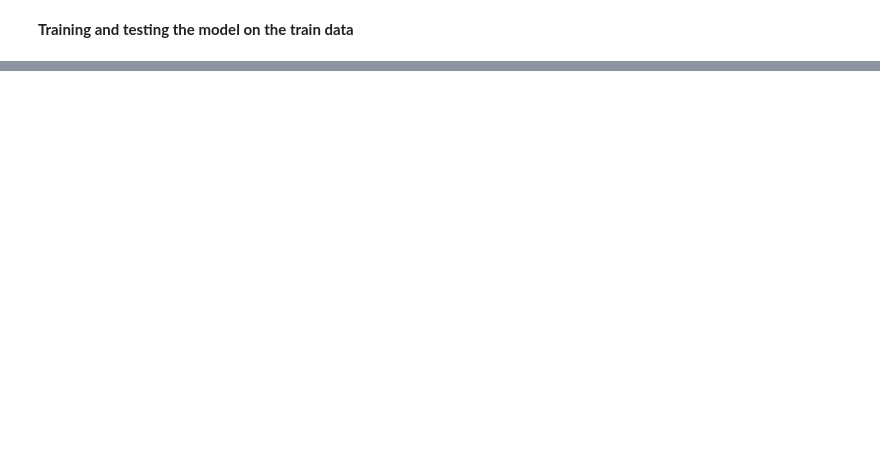
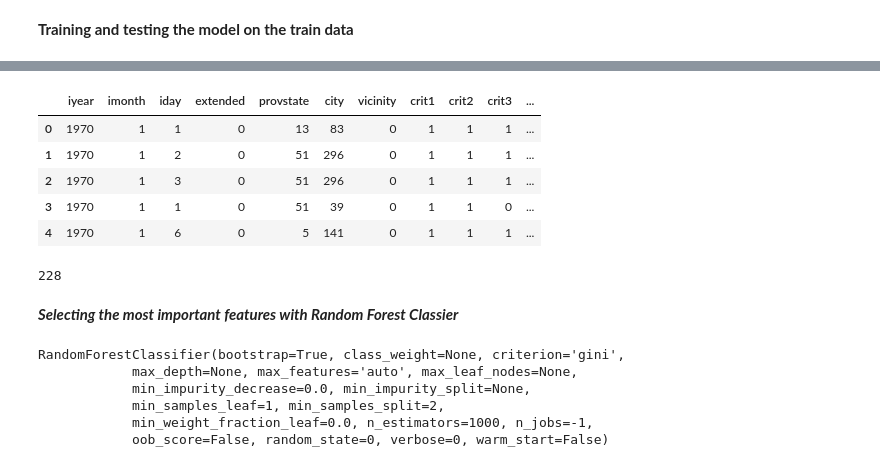
Before and after one commit to andyogah/data_science_capstone_project_1, a Jupyter notebook: data_science_capstone_project_1.ipynb, the cells around one changed output, grey strips where cells are left out. Drawn from its saved outputs; the diff is of its cells as text; code cells hidden in the pictures; blank space fills up the shorter version.

```diff
--- a/data_science_capstone_project_1.ipynb
+++ b/data_science_capstone_project_1.ipynb
@@ -377,0 +206,9 @@ accuracy_score(y_test, y_pred)
+# %%
+df9.head()
+# %% [output]
+|  | iyear | imonth | iday | extended | provstate | city | vicinity | crit1 | crit2 | crit3 | ... |
+| 0 | 1970 | 1 | 1 | 0 | 13 | 83 | 0 | 1 | 1 | 1 | ... |
+| 1 | 1970 | 1 | 2 | 0 | 51 | 296 | 0 | 1 | 1 | 1 | ... |
+| 2 | 1970 | 1 | 3 | 0 | 51 | 296 | 0 | 1 | 1 | 1 | ... |
+| 3 | 1970 | 1 | 1 | 0 | 51 | 39 | 0 | 1 | 1 | 0 | ... |
+| 4 | 1970 | 1 | 6 | 0 | 5 | 141 | 0 | 1 | 1 | 1 | ... |
@@ -377,0 +218,7 @@ accuracy_score(y_test, y_pred)
+# %%
+#So many classes or labels. May not be good for size of the dataset!
+len(y.unique())
+# %% [output]
+228
+# %% [markdown]
+***Selecting the most important features with Random Forest Classier***
@@ -377,0 +231,10 @@ accuracy_score(y_test, y_pred)
+# %%
+# Train the classifier
+clf.fit(X_train, y_train)
+# %% [output]
+RandomForestClassifier(bootstrap=True, class_weight=None, criterion='gini',
+            max_depth=None, max_features='auto', max_leaf_nodes=None,
+            min_impurity_decrease=0.0, min_impurity_split=None,
+            min_samples_leaf=1, min_samples_split=2,
+            min_weight_fraction_leaf=0.0, n_estimators=1000, n_jobs=-1,
+            oob_score=False, random_state=0, verbose=0, warm_start=False)
```
Also changed, not shown: parts of 89 cells of this notebook.
